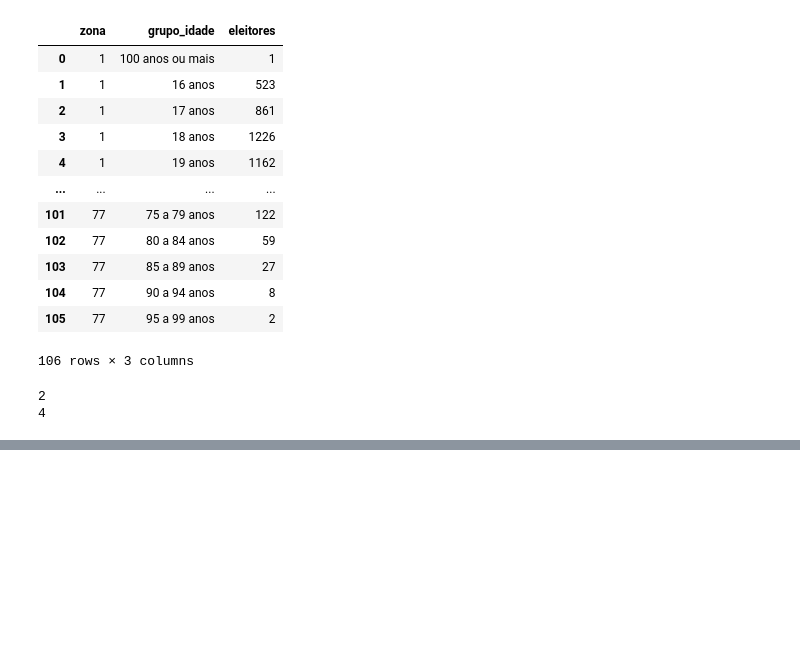
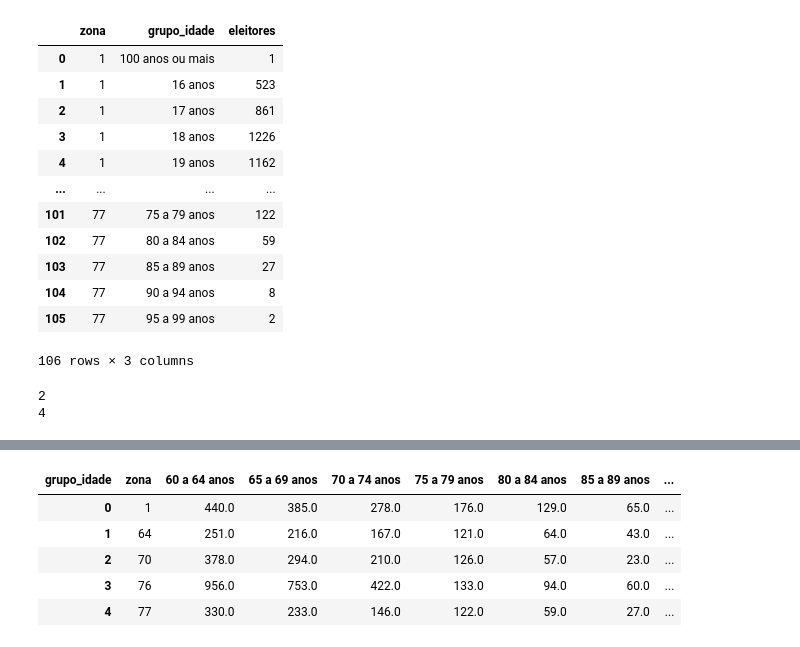
Before and after one commit to NigGusta/ICD-Projeto-Final, a Jupyter notebook: agrupamento_perfil_eleitorado.ipynb, the cells around one changed output, grey strips where cells are left out. Drawn from its saved outputs; the diff is of its cells as text; code cells hidden in the pictures; blank space fills up the shorter version.

```diff
--- a/agrupamento_perfil_eleitorado.ipynb
+++ b/agrupamento_perfil_eleitorado.ipynb
@@ -173,0 +215,10 @@ plt.title('Gênero por zona eleitoral');
+# %%
+df_idosos = df_grupo_idade_ct[['zona', '60 a 64 anos','65 a 69 anos','70 a 74 anos','75 a 79 anos','80 a 84 anos','85 a 89 anos','90 a 94 anos','95 a 99 anos','100 anos ou mais']]
+df_idosos
+# %% [output]
+| grupo_idade | zona | 60 a 64 anos | 65 a 69 anos | 70 a 74 anos | 75 a 79 anos | 80 a 84 anos | 85 a 89 anos | ... |
+| 0 | 1 | 440.0 | 385.0 | 278.0 | 176.0 | 129.0 | 65.0 | ... |
+| 1 | 64 | 251.0 | 216.0 | 167.0 | 121.0 | 64.0 | 43.0 | ... |
+| 2 | 70 | 378.0 | 294.0 | 210.0 | 126.0 | 57.0 | 23.0 | ... |
+| 3 | 76 | 956.0 | 753.0 | 422.0 | 133.0 | 94.0 | 60.0 | ... |
+| 4 | 77 | 330.0 | 233.0 | 146.0 | 122.0 | 59.0 | 27.0 | ... |
```
Also changed, not shown: parts of 7 cells of this notebook.
